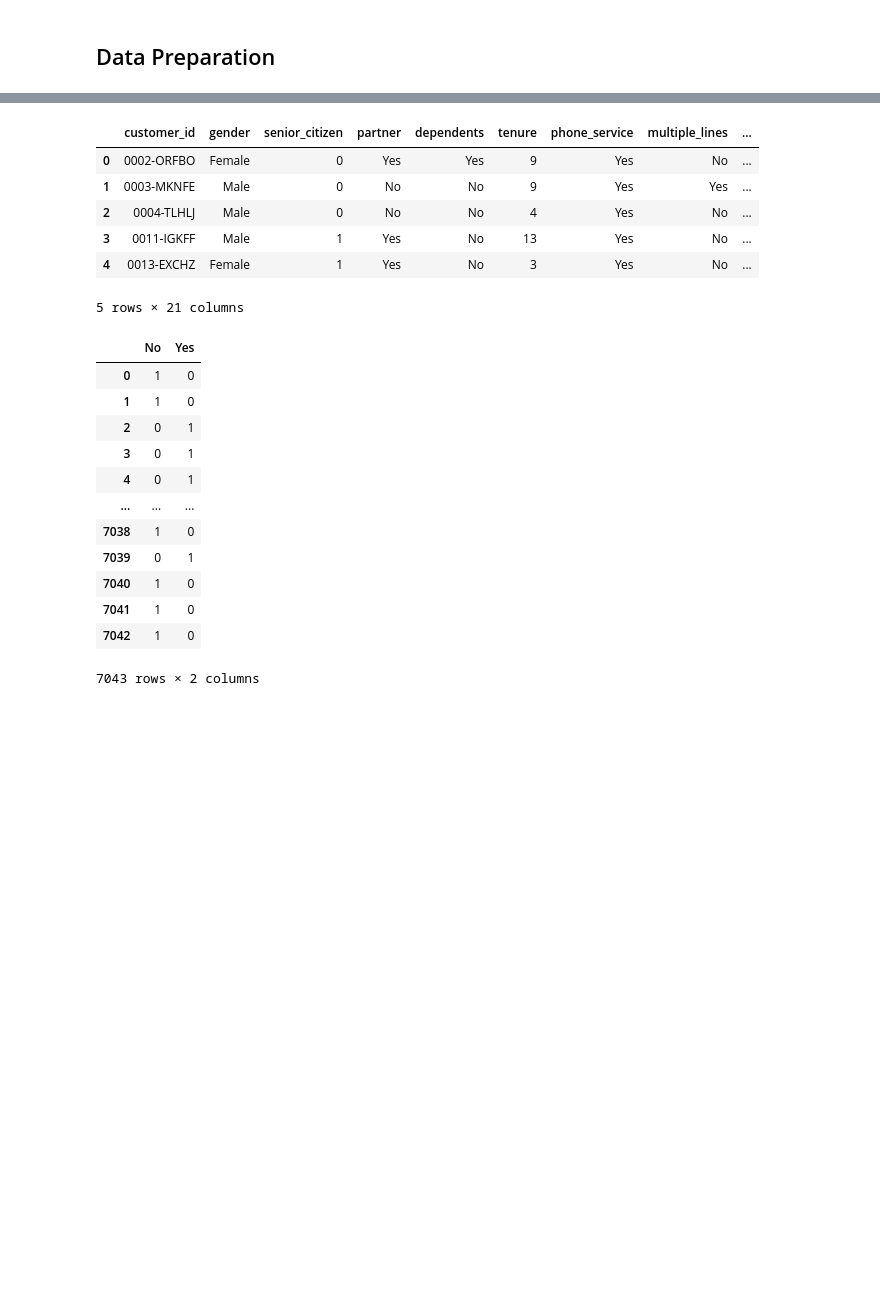
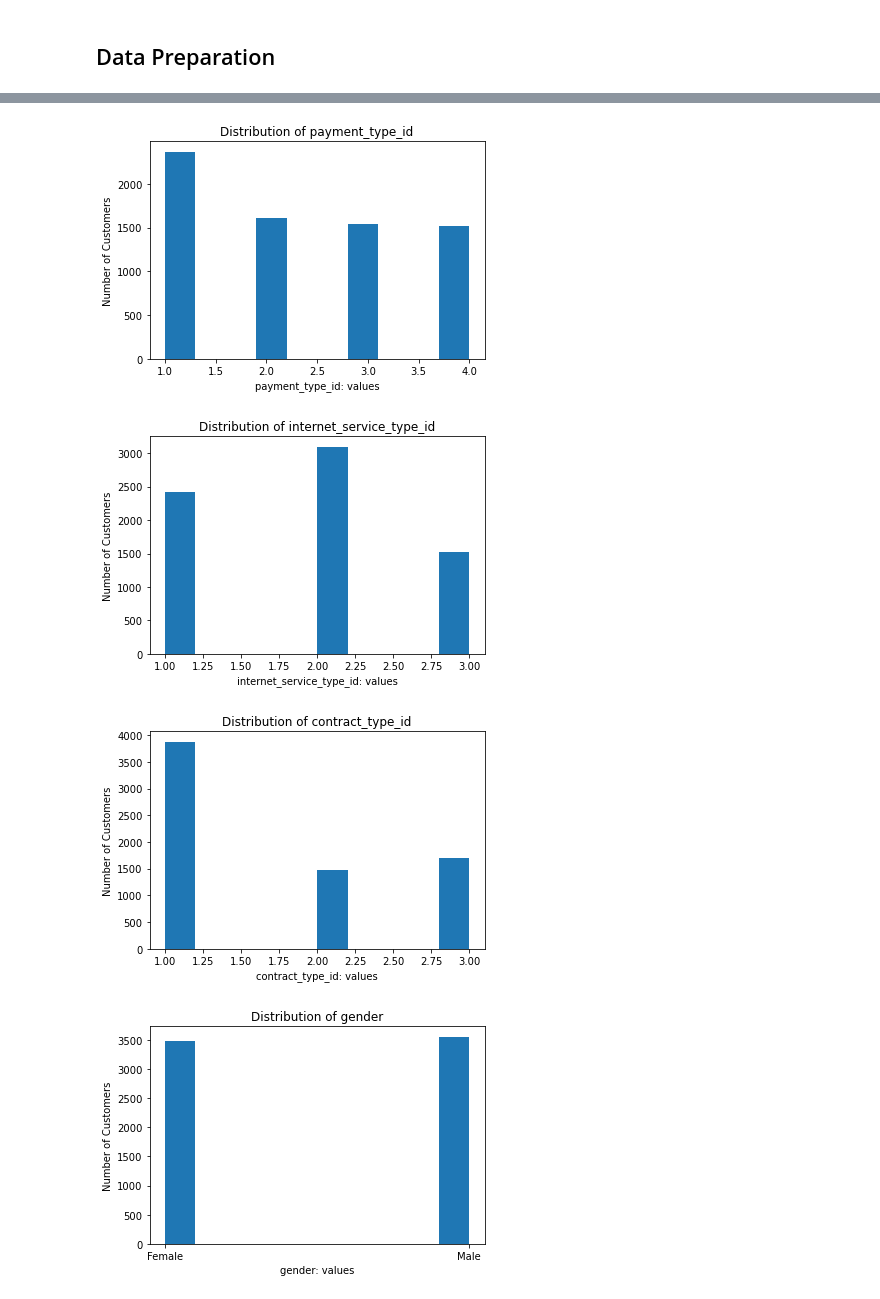
Before and after one commit to ForrestMccrosky/Classification_Project, a Jupyter notebook: classification_project_rough.ipynb, the cells around one changed output, grey strips where cells are left out. Cells and saved outputs as stored; diff of their text form; code cells hidden in the pictures; blank space fills up the shorter version.

```diff
--- a/classification_project_rough.ipynb
+++ b/classification_project_rough.ipynb
@@ -39,8 +110,7 @@ telco_df.head()            ## function which connects to SQL and reads the table
 # %% [markdown]
 ## Data Preparation
 # %%
-## telco_df.total_charges = telco_df.total_charges.str.replace(' ', '0').astype(float)
-## commented out code above because we can only run it once ^^
+telco_df.total_charges = telco_df.total_charges.str.replace(' ', '0').astype(float)
 telco_df.info()
 # %% [output]
 <class 'pandas.core.frame.DataFrame'>
@@ -80,26 +133,39 @@ Name: total_charges, Length: 7043, dtype: float64
-# %%
-telco_df.head()
-# %% [output]
-|  | customer_id | gender | senior_citizen | partner | dependents | tenure | phone_service | multiple_lines | ... |
-| 0 | 0002-ORFBO | Female | 0 | Yes | Yes | 9 | Yes | No | ... |
-| 1 | 0003-MKNFE | Male | 0 | No | No | 9 | Yes | Yes | ... |
-| 2 | 0004-TLHLJ | Male | 0 | No | No | 4 | Yes | No | ... |
-| 3 | 0011-IGKFF | Male | 1 | Yes | No | 13 | Yes | No | ... |
-| 4 | 0013-EXCHZ | Female | 1 | Yes | No | 3 | Yes | No | ... |
-5 rows × 21 columns
-# %%
-pd.get_dummies(telco_df.churn)
-# %% [output]
-|  | No | Yes |
-| 0 | 1 | 0 |
-| 1 | 1 | 0 |
-| 2 | 0 | 1 |
-| 3 | 0 | 1 |
-| 4 | 0 | 1 |
-| ... | ... | ... |
-| 7038 | 1 | 0 |
-| 7039 | 0 | 1 |
-| 7040 | 1 | 0 |
-| 7041 | 1 | 0 |
-| 7042 | 1 | 0 |
-7043 rows × 2 columns
+# %%
+cols = ['payment_type_id',
+ 'internet_service_type_id',
+ 'contract_type_id',
+ 'gender',
+ 'senior_citizen',
+ 'partner',
+ 'dependents',
+ 'tenure',
+ 'phone_service',
+ 'multiple_lines',
+ 'online_security',
+ 'online_backup',
+ 'device_protection',
+ 'tech_support',
+ 'streaming_tv',
+ 'streaming_movies',
+ 'paperless_billing',
+ 'monthly_charges',
+ 'total_charges',
+ 'churn',
+ 'contract_type',
+ 'internet_service_type',
+ 'payment_type']
+# %%
+def graph_distributions(df):
+    for col in df[cols]:
+        plt.hist(df[col])
+        plt.title(f'Distribution of {col}')
+        plt.ylabel('Number of Customers')
+        plt.xlabel(f'{col}: values')
+        plt.show()
+# %%
+graph_distributions(telco_df)
+# %% [output]
+[figure, added]
+[figure, added]
+[figure, added]
+[figure, added]
```
Also changed, not shown: parts of 12 cells of this notebook, 2 other files.
